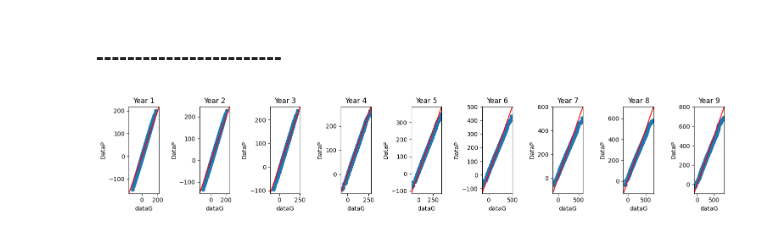
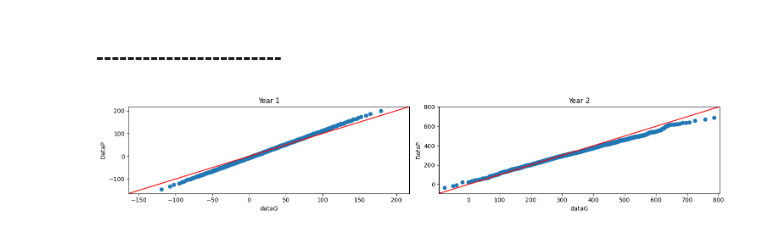
Before and after one commit to pkjr002/facts, a Jupyter notebook: JupNbk/000_pk-JupNb_TESTspace/2023-01_NZ_INSAR/002_COMPARE_gg_pk/DEVEL_/DEVEL_QQ1.ipynb, the cells around one changed output. Drawn from its saved outputs; the diff is of its cells as text; code cells hidden in the pictures.

```diff
--- a/JupNbk/000_pk-JupNb_TESTspace/2023-01_NZ_INSAR/002_COMPARE_gg_pk/DEVEL_/DEVEL_QQ1.ipynb
+++ b/JupNbk/000_pk-JupNb_TESTspace/2023-01_NZ_INSAR/002_COMPARE_gg_pk/DEVEL_/DEVEL_QQ1.ipynb
@@ -75,39 +69,47 @@ plt.show()
 # %% [markdown]
 ## <font> ------------------------ </font>
 # %%
-component="ocean"
+component="oceandynamics-tlm-oceandynamics-ssp585_localsl.nc"
+component1="ssp585.ocean.tlm.sterodynamics_localsl"
 wf="wf_1e"
 ssp='ssp585';
 folder='full_sample_workflows'
 loc=0
-pathG='/projects/kopp/ggg46/nz_projections/regional/{arg0}/{arg1}/{arg2}/'.format(arg0=folder,arg1=wf,arg2=ssp)
-pathP='/scratch/pk695/FACTS/nzOG-pk695/local-pk695/001_{arg0}/{arg1}/{arg2}/'.format(arg0=folder,arg1=wf,arg2=ssp)
-fileG=fileNAME(pathG,component)
-fileP=fileNAME(pathP,component)
+#
+# pathG='/projects/kopp/ggg46/nz_projections/regional/{arg0}/{arg1}/{arg2}/'.format(arg0=folder,arg1=wf,arg2=ssp)
+# pathP='/scratch/pk695/FACTS/002_fork/facts/experimentsNZ.230608/nzOG/nzOG.{arg0}.1kloc/output'.format(arg0=ssp)
+#
+# path_nzOG2k="/scratch/pk695/FACTS/002_fork/facts/experimentsNZ.230608/nzOG/nzOG.ssp585.1kloc/output"
+pathP=path_nzOG="/scratch/pk695/FACTS/nzOG-pk695/local-pk695/000_full_sample_components"
+pathG= path_nzGREG='/projects/kopp/ggg46/nz_projections/regional/full_sample_components/'
+#
+#
+fileG= fileNAME(path_nzGREG,component); #fileG=fileNAME(pathG,component)
+fileP= fileNAME(path_nzOG,component1); #fileP=fileNAME(pathP,component)
 var='sea_level_change'
 d_ncG, d_ncP = [xr.open_dataset(os.path.join(path, file)) for path, file in [(pathG, fileG), (pathP, fileP)]]
 #
-yrST=2020; yrEN=2100; yr=np.arange(yrST, yrEN+1, 10)
+yrST=2020; yrEN=2100; yr=np.arange(yrST, yrEN+1, 80)
 yrIDX_G, yrIDX_P=[np.searchsorted(d['years'].values, yr) for d in [d_ncG, d_ncP]]
 #
 latP, lonP = [d_ncP[d][loc].values for d in ['lat', 'lon']]
 #
 # Select var
 slcG=d_ncG[var][:, yrIDX_G, loc];       slcP=d_ncP[var][:, yrIDX_P, loc]
 num_cols = d_ncG[var][:,yrIDX_G, loc].shape[1]
 num_rows = 1
 fig, axes = plt.subplots(num_rows, num_cols, figsize=(15, 3))
 # loop over each year.
 for col in range(num_cols):
     # Select var
     varG=slcG[:, col];
     varP=slcP[:, col]
     #
     sm.qqplot_2samples(varG, varP, line='45', ax=axes[col])
     axes[col].set_xlabel('dataG')
     axes[col].set_ylabel('DataP')
     axes[col].set_title(f'Year {col+1}')
 plt.tight_layout()
 plt.show()
 # %% [output]
-[figure, old version]
+[figure, new version]
```
Also changed, not shown: parts of 3 cells of this notebook, 1 other file.
